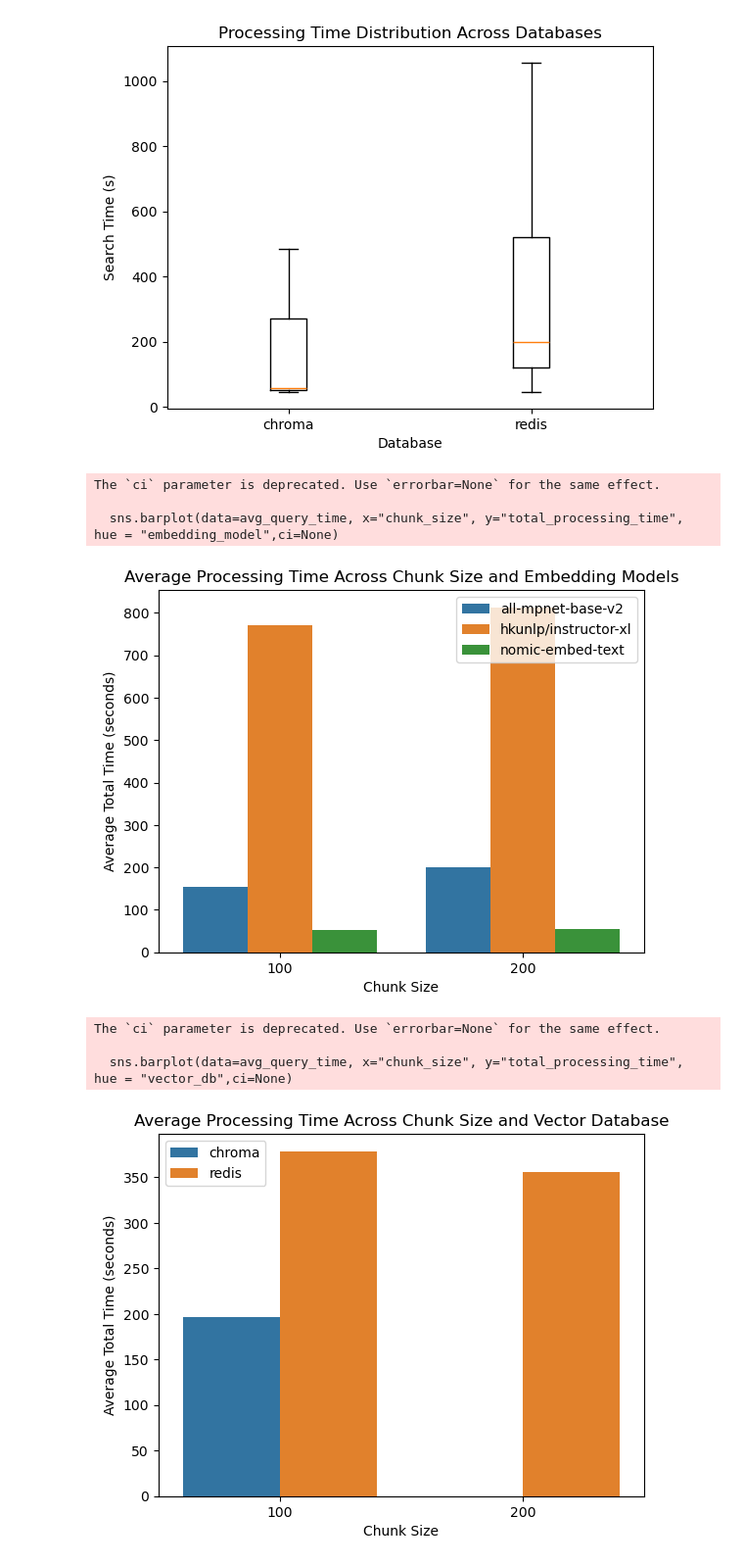
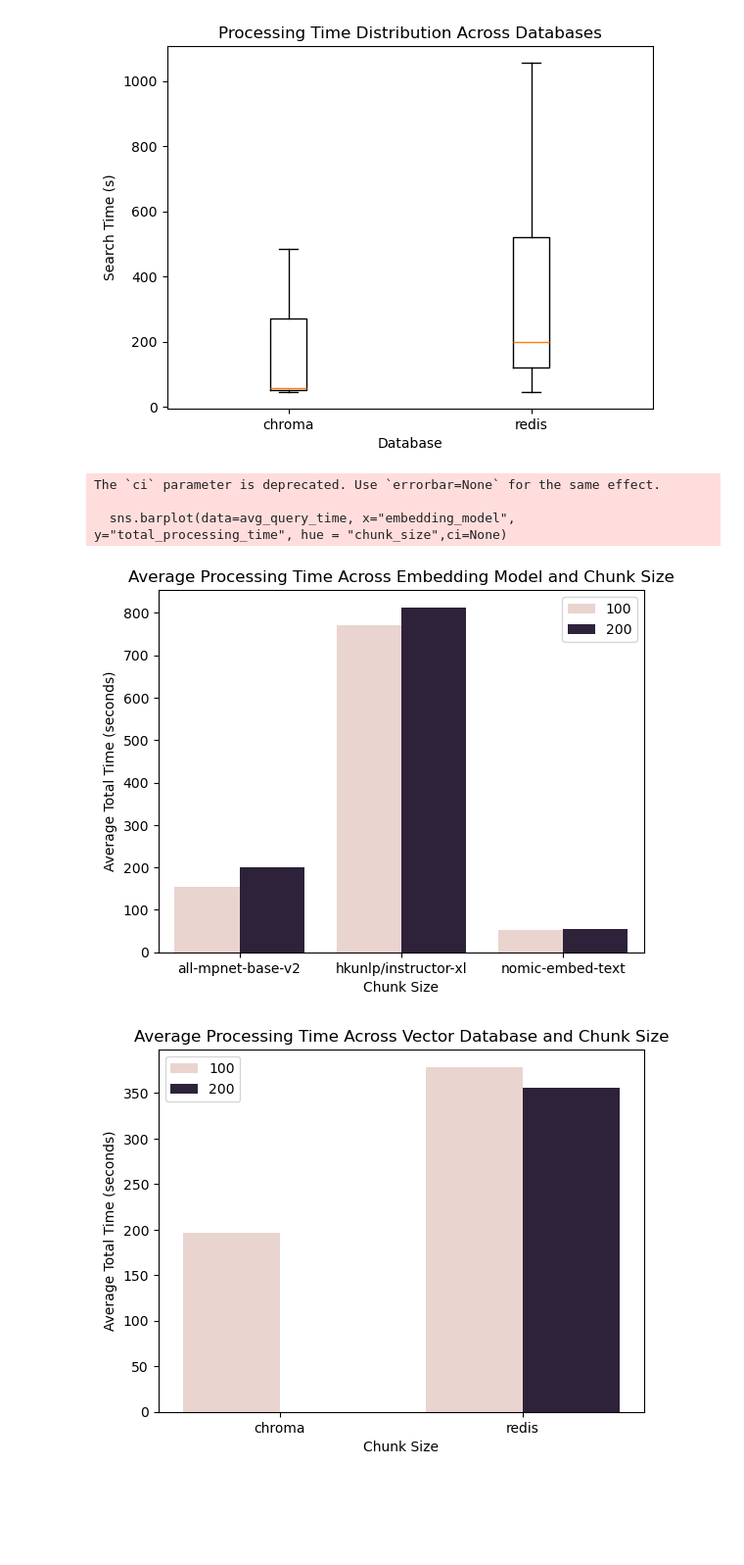
Before and after one commit to mmikanguyen/practical02, a Jupyter notebook: practical02_viz.ipynb, the cells around one changed output. Shown: that part at 98% size. Cells and saved outputs as stored; diff of their text form; code cells hidden in the pictures; blank space fills up the shorter version.

```diff
--- a/practical02_viz.ipynb
+++ b/practical02_viz.ipynb
@@ -88,9 +88,9 @@ plt.show()
 # %% [output]
 [figure]
 # %%
-avg_query_time = proc_df.groupby(["chunk_size", "embedding_model"])["total_processing_time"].mean().reset_index()
-sns.barplot(data=avg_query_time, x="chunk_size", y="total_processing_time", hue = "embedding_model",ci=None)
-plt.title("Average Processing Time Across Chunk Size and Embedding Models")
+avg_query_time = proc_df.groupby(["embedding_model", "chunk_size"])["total_processing_time"].mean().reset_index()
+sns.barplot(data=avg_query_time, x="embedding_model", y="total_processing_time", hue = "chunk_size",ci=None)
+plt.title("Average Processing Time Across Embedding Model and Chunk Size")
 plt.xlabel("Chunk Size")
 plt.ylabel("Average Total Time (seconds)")
 plt.legend(title="")
@@ -98,19 +98,16 @@ plt.show()
 # %% [output]
 The `ci` parameter is deprecated. Use `errorbar=None` for the same effect.
 
-  sns.barplot(data=avg_query_time, x="chunk_size", y="total_processing_time", hue = "embedding_model",ci=None)
+  sns.barplot(data=avg_query_time, x="embedding_model", y="total_processing_time", hue = "chunk_size",ci=None)
-[figure, old version]
+[figure, new version]
 # %%
-avg_query_time = proc_df.groupby(["chunk_size", "vector_db"])["total_processing_time"].mean().reset_index()
-sns.barplot(data=avg_query_time, x="chunk_size", y="total_processing_time", hue = "vector_db",ci=None)
-plt.title("Average Processing Time Across Chunk Size and Vector Database")
+avg_query_time = proc_df.groupby(["vector_db", "chunk_size"])["total_processing_time"].mean().reset_index()
+sns.barplot(data=avg_query_time, x="vector_db", y="total_processing_time", hue = "chunk_size")
+plt.title("Average Processing Time Across Vector Database and Chunk Size")
 plt.xlabel("Chunk Size")
 plt.ylabel("Average Total Time (seconds)")
 plt.legend(title="")
 plt.show()
 # %% [output]
-The `ci` parameter is deprecated. Use `errorbar=None` for the same effect.
-
-  sns.barplot(data=avg_query_time, x="chunk_size", y="total_processing_time", hue = "vector_db",ci=None)
-[figure, old version]
+[figure, new version]
 # %%
```
Also changed, not shown: parts of 2 cells of this notebook.
